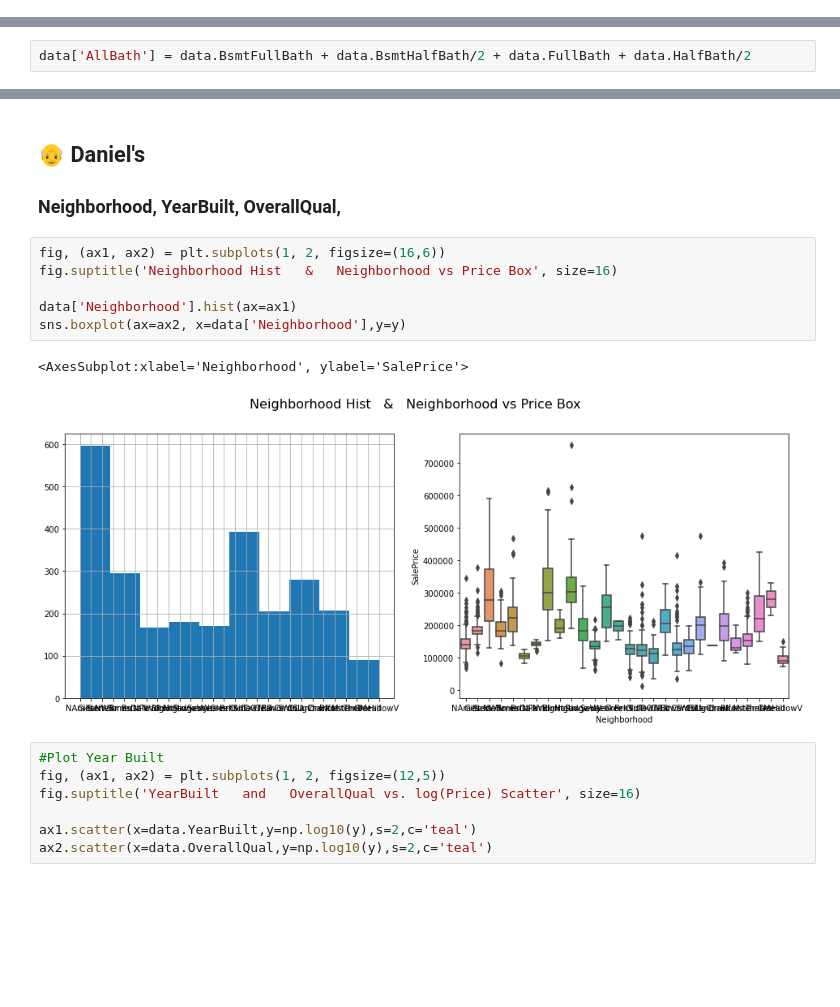
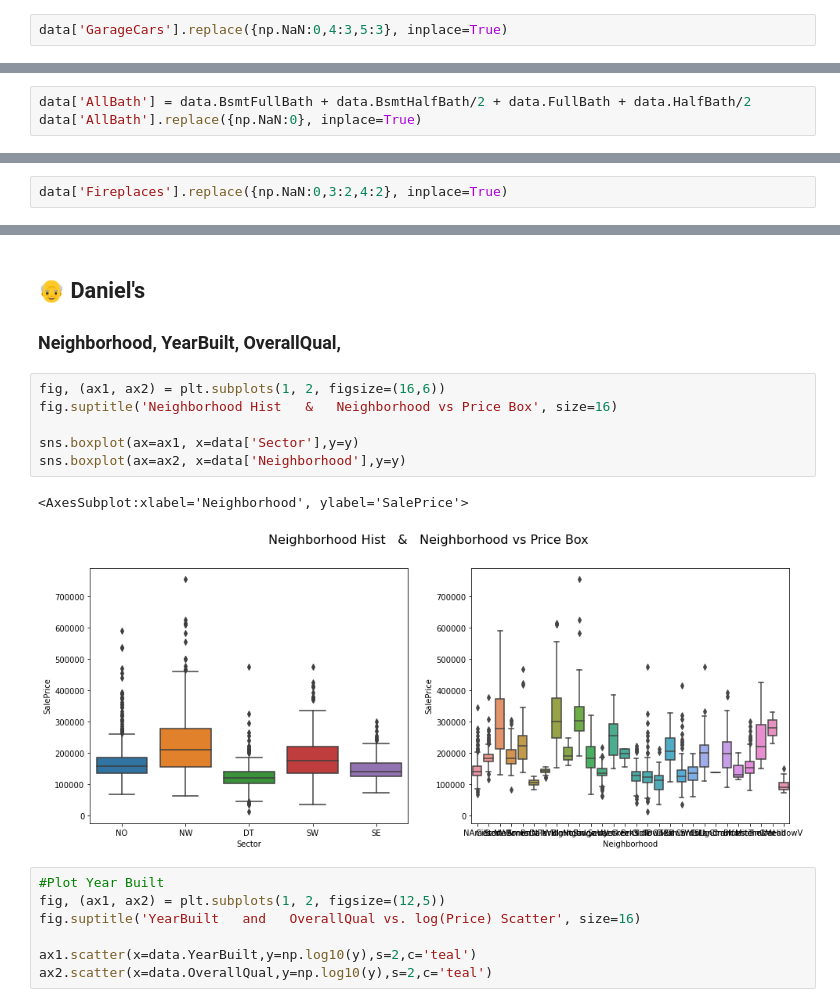
Before and after one commit to dnie44/nycdatascience_ML_project, a Jupyter notebook: daniel/4_All_Useful_Feats.ipynb, the cells around one changed output, grey strips where cells are left out. Saved outputs shown, nothing was run; the diff lists cells and outputs as text; blank space fills up the shorter version.

```diff
--- a/daniel/All_Useful_Feats.ipynb
+++ b/daniel/4_All_Useful_Feats.ipynb
@@ -49,3 +51,5 @@ sns.boxplot(ax=ax2, x=data['GarageCars'],y=y)
+# %%
+data['GarageCars'].replace({np.NaN:0,4:3,5:3}, inplace=True)
 # %%
 fig, (ax1, ax2) = plt.subplots(1, 2, figsize=(14,5))
 fig.suptitle('BsmtQual Hist   &   BsmtQual vs Price Box', size=16)
@@ -81,6 +85,7 @@ sns.boxplot(ax=ax2, x=data['PavedDrive'],y=y)
 * = BsmtFullBath + BsmtHalfBath + FullBath + HalfBath (Full = 1, Half = 0.5)
 # %%
 data['AllBath'] = data.BsmtFullBath + data.BsmtHalfBath/2 + data.FullBath + data.HalfBath/2
+data['AllBath'].replace({np.NaN:0}, inplace=True)
 # %%
 fig, (ax1, ax2) = plt.subplots(1, 2, figsize=(14,5))
 fig.suptitle('AllBath Hist   &   Allbath vs Price Scatter', size=16)
@@ -125,3 +134,5 @@ sns.boxplot(ax=ax2, x=data['Fireplaces'],y=y)
+# %%
+data['Fireplaces'].replace({np.NaN:0,3:2,4:2}, inplace=True)
 # %%
 fig, (ax1, ax2) = plt.subplots(1, 2, figsize=(14,5))
 fig.suptitle('HeatingQC Hist   &   HeatingQC vs Price Box', size=16)
@@ -137,12 +148,12 @@ sns.boxplot(ax=ax2, x=data['HeatingQC'],y=y, order=['Po','Fa','TA','Gd','Ex'])
 # %%
 fig, (ax1, ax2) = plt.subplots(1, 2, figsize=(16,6))
 fig.suptitle('Neighborhood Hist   &   Neighborhood vs Price Box', size=16)
 
-data['Neighborhood'].hist(ax=ax1)
+sns.boxplot(ax=ax1, x=data['Sector'],y=y)
 sns.boxplot(ax=ax2, x=data['Neighborhood'],y=y)
 # %% [output]
 <AxesSubplot:xlabel='Neighborhood', ylabel='SalePrice'>
-[figure, old version]
+[figure, new version]
 # %%
 #Plot Year Built
 fig, (ax1, ax2) = plt.subplots(1, 2, figsize=(12,5))
```
Also changed, not shown: parts of 26 cells of this notebook.
